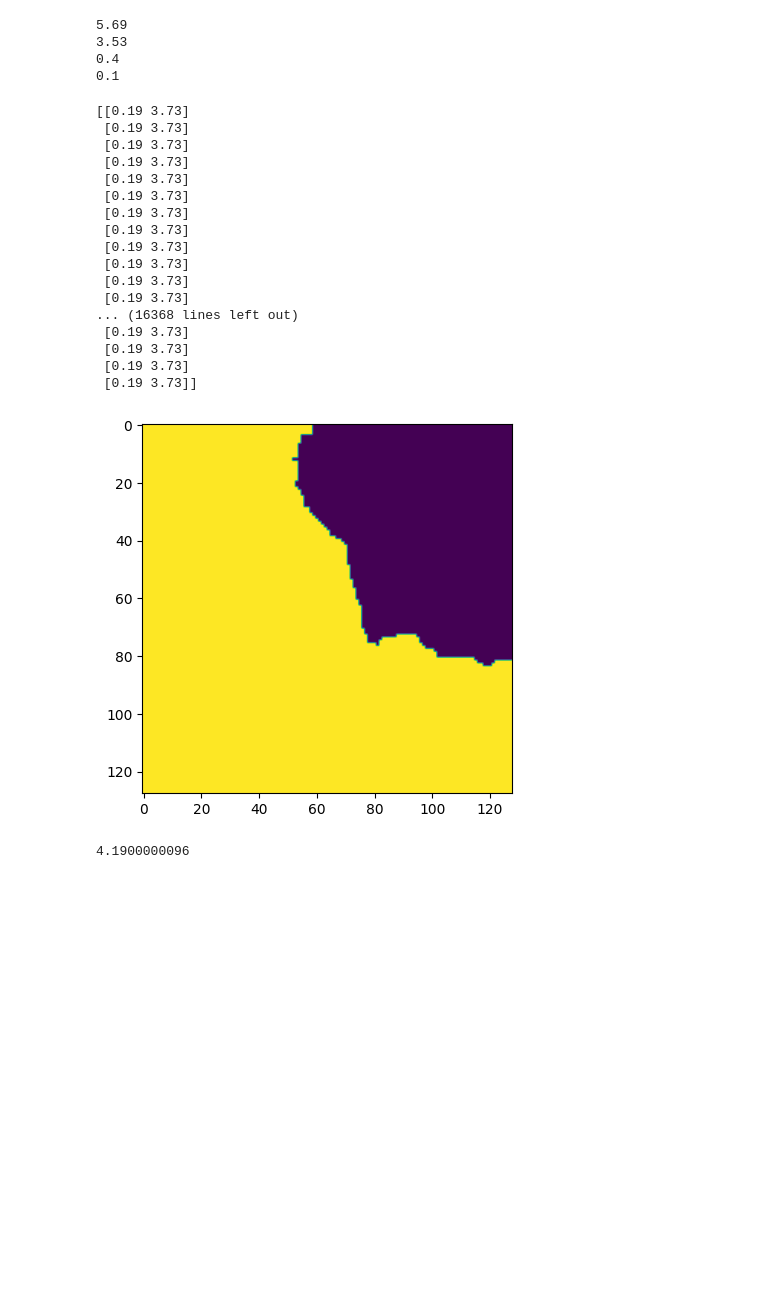
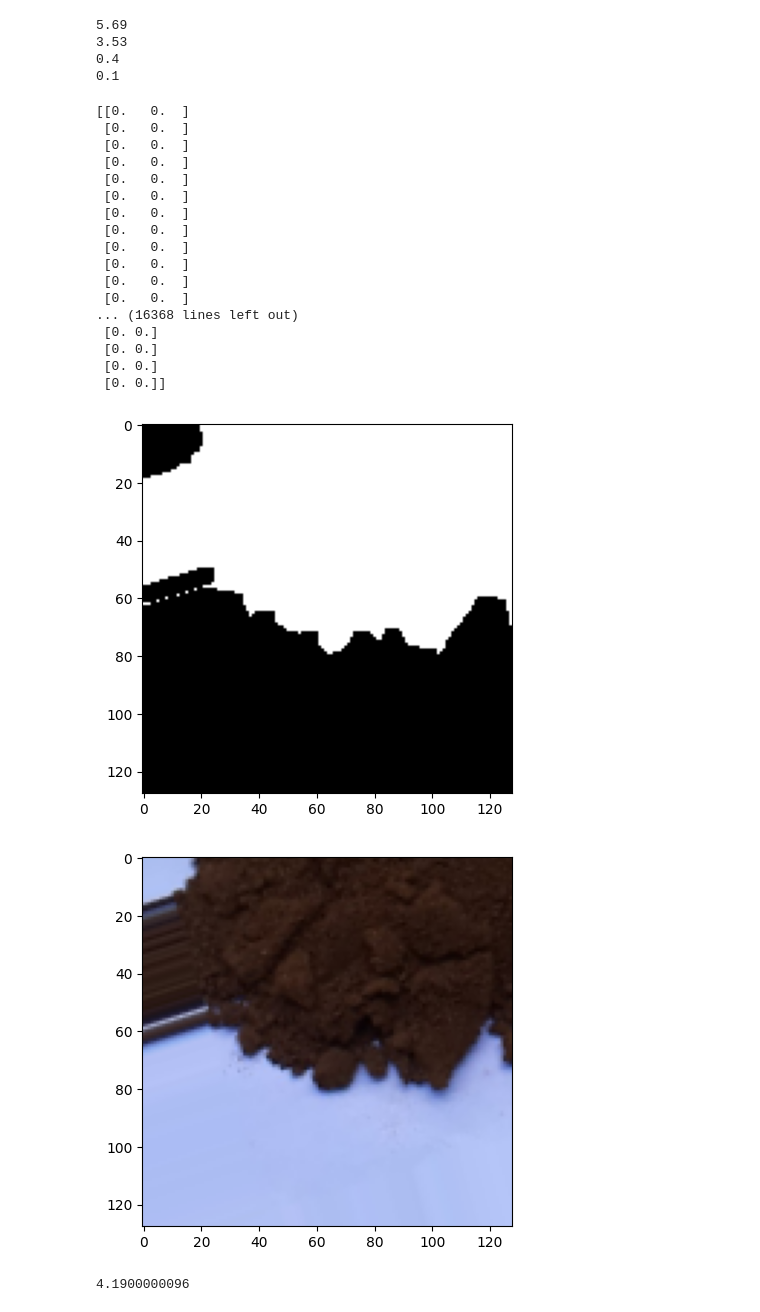
Before and after one commit to neeeal/soil-pd-backend, a Jupyter notebook: ipynb/3designs_v4_ph.ipynb, the cells around one changed output. Saved outputs shown, nothing was run; the diff lists cells and outputs as text; code cells hidden in the pictures; blank space fills up the shorter version.

```diff
--- a/ipynb/3designs_v4_ph.ipynb
+++ b/ipynb/3designs_v4_ph.ipynb
@@ -59,9 +59,9 @@ IMAGE_SIZE = (128,128)
 # %%
 train = pd.read_csv('.\\train_data.csv',  names=["path","value"])
 train_generator = tf.keras.preprocessing.image.ImageDataGenerator(
-        width_shift_range = 0.3,
-        height_shift_range = 0.3,
-        zoom_range = 0.5,
+        width_shift_range = 0.5,
+        height_shift_range = 0.5,
+        zoom_range = [0.7,1.0],
         horizontal_flip = True,
         vertical_flip = True,
         # brightness_range = (0.6,1.0),
@@ -159,11 +159,11 @@ def get_mask(image):
     gray = cv2.cvtColor(image, cv2.COLOR_RGB2GRAY)
 
 
-    binr = cv2.threshold(gray, 32, 255, cv2.THRESH_BINARY + cv2.THRESH_OTSU)[1]
+    binr = cv2.threshold(gray, 16, 255, cv2.THRESH_BINARY + cv2.THRESH_OTSU)[1]
     # binr = np.invert(binr)
 
     kernel = np.ones((3, 3), np.uint8)
-    mask = cv2.erode(binr, kernel, iterations=3)
+    mask = cv2.erode(binr, kernel, iterations=2)
 
     mask = mask // 255
 
@@ -173,20 +173,20 @@ def get_mask(image):
 def get_mask(image):
     image = image.astype(np.uint8)
     gray = cv2.cvtColor(image, cv2.COLOR_RGB2GRAY)
-    binr = cv2.threshold(gray, 32, 255, cv2.THRESH_BINARY + cv2.THRESH_OTSU)[1]
+    binr = cv2.threshold(gray, 16, 255, cv2.THRESH_BINARY + cv2.THRESH_OTSU)[1]
     binr = np.invert(binr)
     kernel = np.ones((3, 3), np.uint8)
-    mask = cv2.erode(binr, kernel, iterations=3)
+    mask = cv2.erode(binr, kernel, iterations=2)
     mask = (mask // 255).astype(np.uint8)
     return mask
 
 def process_image(image):
     rgb_image = image.astype(np.uint8)
     gray = cv2.cvtColor(rgb_image, cv2.COLOR_RGB2GRAY)
-    binr = cv2.threshold(gray, 32, 255, cv2.THRESH_BINARY + cv2.THRESH_OTSU)[1]
+    binr = cv2.threshold(gray, 16, 255, cv2.THRESH_BINARY + cv2.THRESH_OTSU)[1]
     binr = np.invert(binr)
     kernel = np.ones((3, 3), np.uint8)
-    mask = cv2.erode(binr, kernel, iterations=3)
+    mask = cv2.erode(binr, kernel, iterations=2)
     mask = (mask // 255).astype(np.uint8)
     rgb_planes = cv2.split(rgb_image)
     result_planes = []
@@ -208,11 +208,11 @@ def process_label(image, label, maxPh, minPh, maxMoisture, minMoisture):
     inverted_mask = 1 - mask
 
     # Create arrays for moisture and pH values
-    moisture = np.zeros_like(inverted_mask, dtype=np.float32)
-    ph = np.zeros_like(inverted_mask, dtype=np.float32)
+    moisture = np.zeros_like(mask, dtype=np.float32)
+    ph = np.zeros_like(mask, dtype=np.float32)
 
     # Normalize the moisture and pH values
-    moisture_value = label[0]#(label[0] - minMoisture) / (maxMoisture - minMoisture)
+    moisture_value = label[0]*10#(label[0] - minMoisture) / (maxMoisture - minMoisture)
     ph_value = label[1]#(label[1] - minPh) / (maxPh - minPh)
 
     # # Debug prints to check values
@@ -220,8 +220,8 @@ def process_label(image, label, maxPh, minPh, maxMoisture, minMoisture):
     # print("pH Value:", ph_value)
 
     # Apply the normalized values where the inverted mask is 1
-    moisture[inverted_mask == 1] = moisture_value
-    ph[inverted_mask == 1] = ph_value
+    moisture[mask == 1] = moisture_value
+    ph[mask == 1] = ph_value
 
     # Stack the moisture and pH arrays along the last axis
     output = np.stack([moisture, ph], axis=-1)
@@ -254,28 +254,31 @@ def process_label(image, label, maxPh, minPh, maxMoisture, minMoisture):
 # %%
 temp = process_label(Xs_TRAIN[NUM], Ys_TRAIN[NUM], MAXPH, MINPH, MAXMOISTURE, MINMOISTURE)
 for i in temp:
     print(i)
-plt.imshow(temp[: ,: ,0])
+plt.imshow(temp[: ,: ,0], cmap='gray')
 plt.show()
+plt.imshow(Xs_TRAIN[NUM])
+plt.show()
 # %% [output]
-[[0.19 3.73]
- [0.19 3.73]
- [0.19 3.73]
- [0.19 3.73]
- [0.19 3.73]
- [0.19 3.73]
- [0.19 3.73]
- [0.19 3.73]
- [0.19 3.73]
- [0.19 3.73]
- [0.19 3.73]
- [0.19 3.73]
+[[0.   0.  ]
+ [0.   0.  ]
+ [0.   0.  ]
+ [0.   0.  ]
+ [0.   0.  ]
+ [0.   0.  ]
+ [0.   0.  ]
+ [0.   0.  ]
+ [0.   0.  ]
+ [0.   0.  ]
+ [0.   0.  ]
+ [0.   0.  ]
 ... (16368 lines left out)
- [0.19 3.73]
- [0.19 3.73]
- [0.19 3.73]
- [0.19 3.73]]
+ [0. 0.]
+ [0. 0.]
+ [0. 0.]
+ [0. 0.]]
-[figure, old version]
+[figure, new version]
+[figure, added]
 # %%
 0.30555556 * (float(MAXPH) - float(MINPH)) + float(MINPH)
 # %% [output]
```
Also changed, not shown: parts of 67 cells of this notebook.
